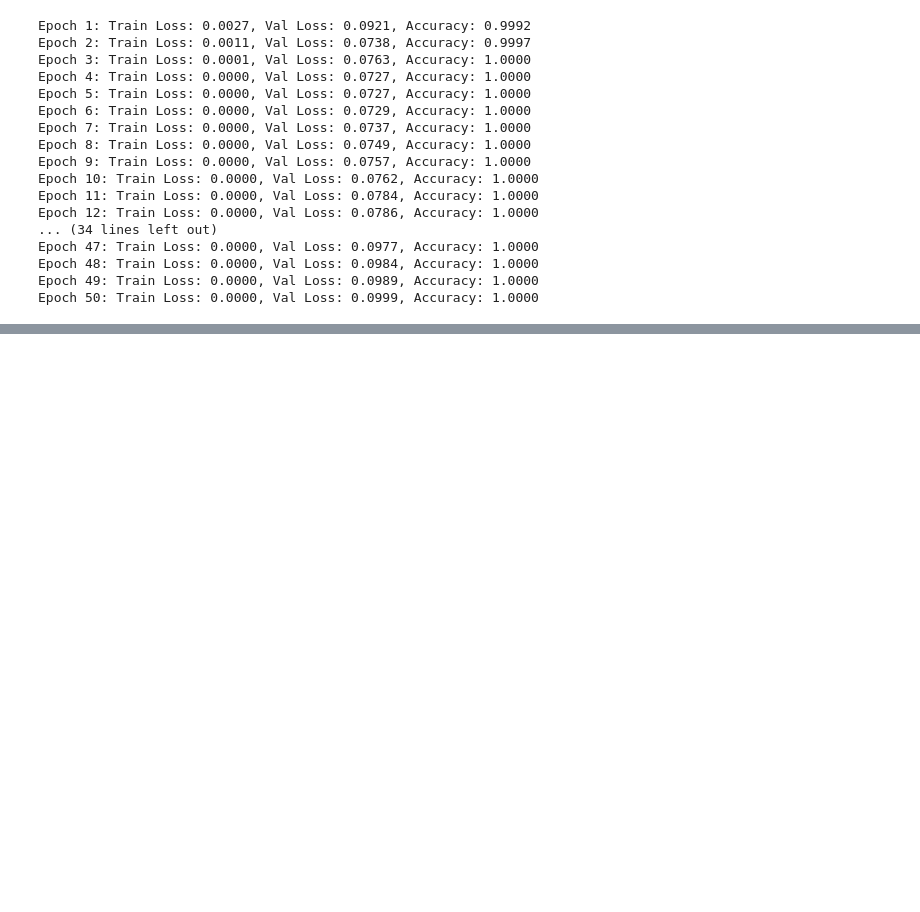
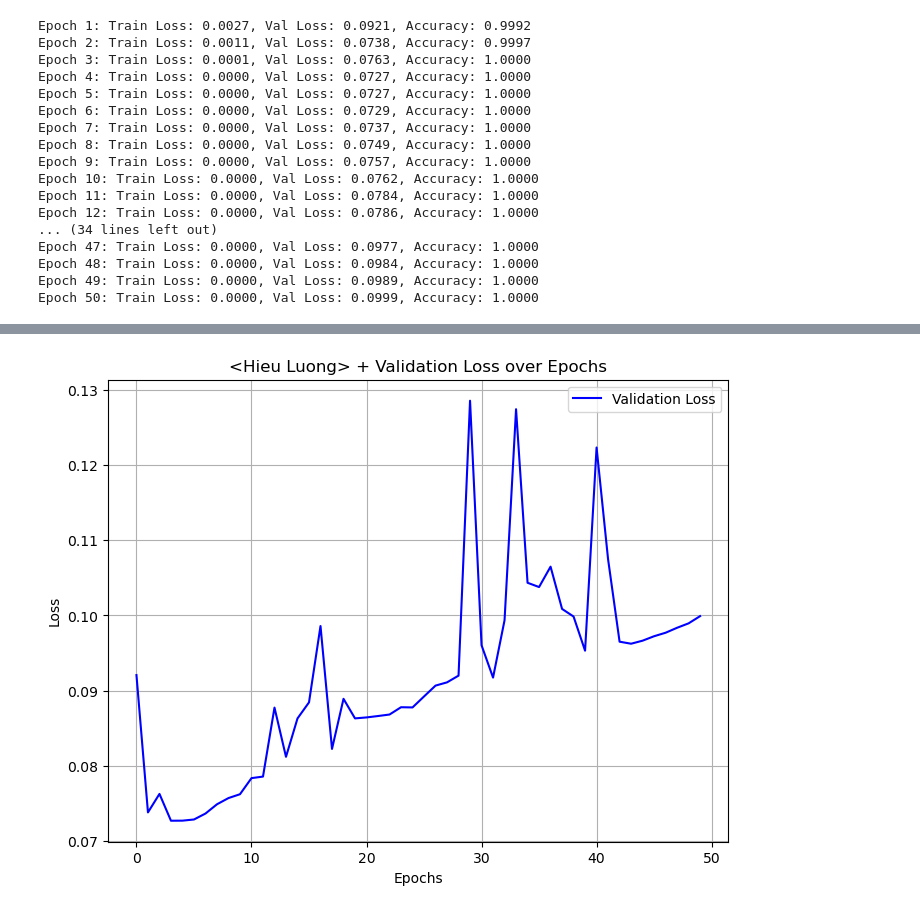
Before and after one commit to HoweyLuong/CS457_lab6, a Jupyter notebook: Hieu_Lab6.ipynb, the cells around one changed output, grey strips where cells are left out. Cells and saved outputs as stored; diff of their text form; code cells hidden in the pictures; blank space fills up the shorter version.

```diff
--- a/Hieu_Lab6.ipynb
+++ b/Hieu_Lab6.ipynb
@@ -295,0 +297,13 @@ plot_training_loss(loss_history)
+# %%
+def plot_valid_loss(val_loss_history):
+    plt.figure(figsize=(8,6))
+    plt.plot(range(len(val_loss_history)), val_loss_history, label="Validation Loss", color = "blue")
+    plt.xlabel("Epochs")
+    plt.ylabel("Loss")
+    plt.title("<Hieu Luong> + Validation Loss over Epochs")
+    plt.legend()
+    plt.grid()
+    plt.show()
+plot_valid_loss(val_loss_history)
+# %% [output]
+[figure, added]
```
Also changed, not shown: parts of 3 cells of this notebook.
